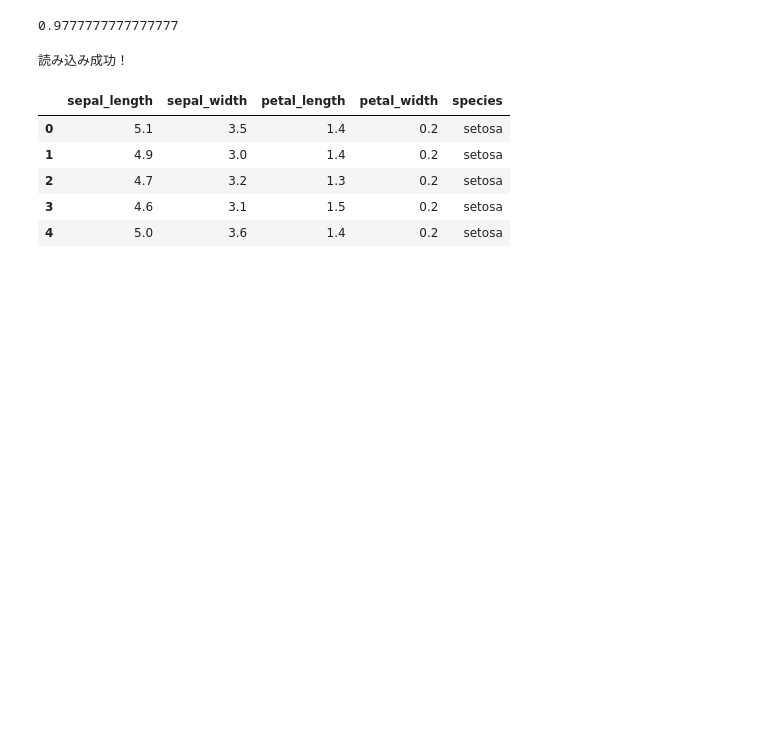
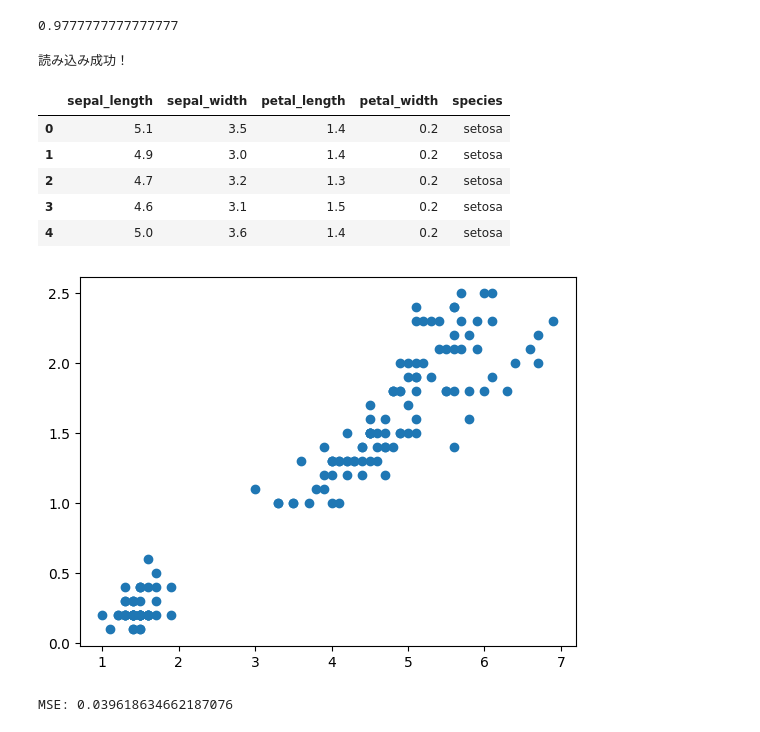
Before and after one commit to Taishin0719/Deep-Learning1, a Jupyter notebook: Untitled8.ipynb, the cells around one changed output. Cells and saved outputs as stored; diff of their text form; code cells hidden in the pictures; blank space fills up the shorter version.

```diff
--- a/Untitled8.ipynb
+++ b/Untitled8.ipynb
@@ -506,3 +508,30 @@ iris.head()
 | 2 | 4.7 | 3.2 | 1.3 | 0.2 | setosa |
 | 3 | 4.6 | 3.1 | 1.5 | 0.2 | setosa |
 | 4 | 5.0 | 3.6 | 1.4 | 0.2 | setosa |
+# %%
+import pandas as pd
+import matplotlib.pyplot as plt
+
+# 既存のコード：
+iris = pd.read_csv("iris.csv")
+X = iris[["petal_length"]].values
+y = iris["petal_width"].values
+plt.scatter(X, y);
+# %% [output]
+[figure, added]
+# %%
+from sklearn.linear_model import LinearRegression  # eを1つ消しました
+from sklearn.metrics import mean_squared_error
+from sklearn.model_selection import train_test_split  # これを追加！
+
+# 訓練データとテストデータに分割
+X_train, X_test, y_train, y_test = train_test_split(X, y, test_size=0.3, random_state=1)
+
+model = LinearRegression() # 線形回帰モデル
+model.fit(X_train, y_train) # モデルを訓練データに適合
+y_predicted = model.predict(X_test) # テストデータで予測
+mse = mean_squared_error(y_test, y_predicted) # 予測精度（平均二乗誤差）の評価
+
+print(f"MSE: {mse}")
+# %% [output]
+MSE: 0.039618634662187076
```
Also changed, not shown: parts of 12 cells of this notebook.
